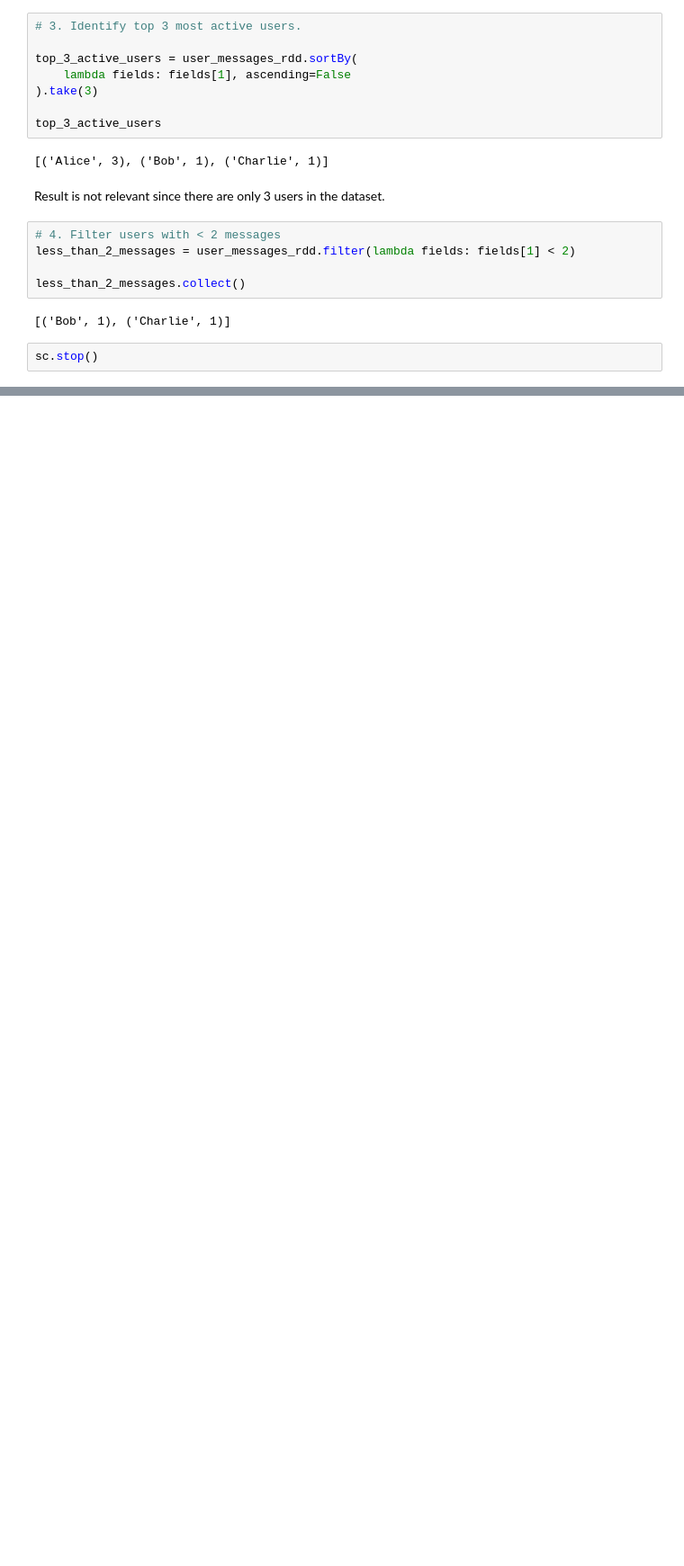
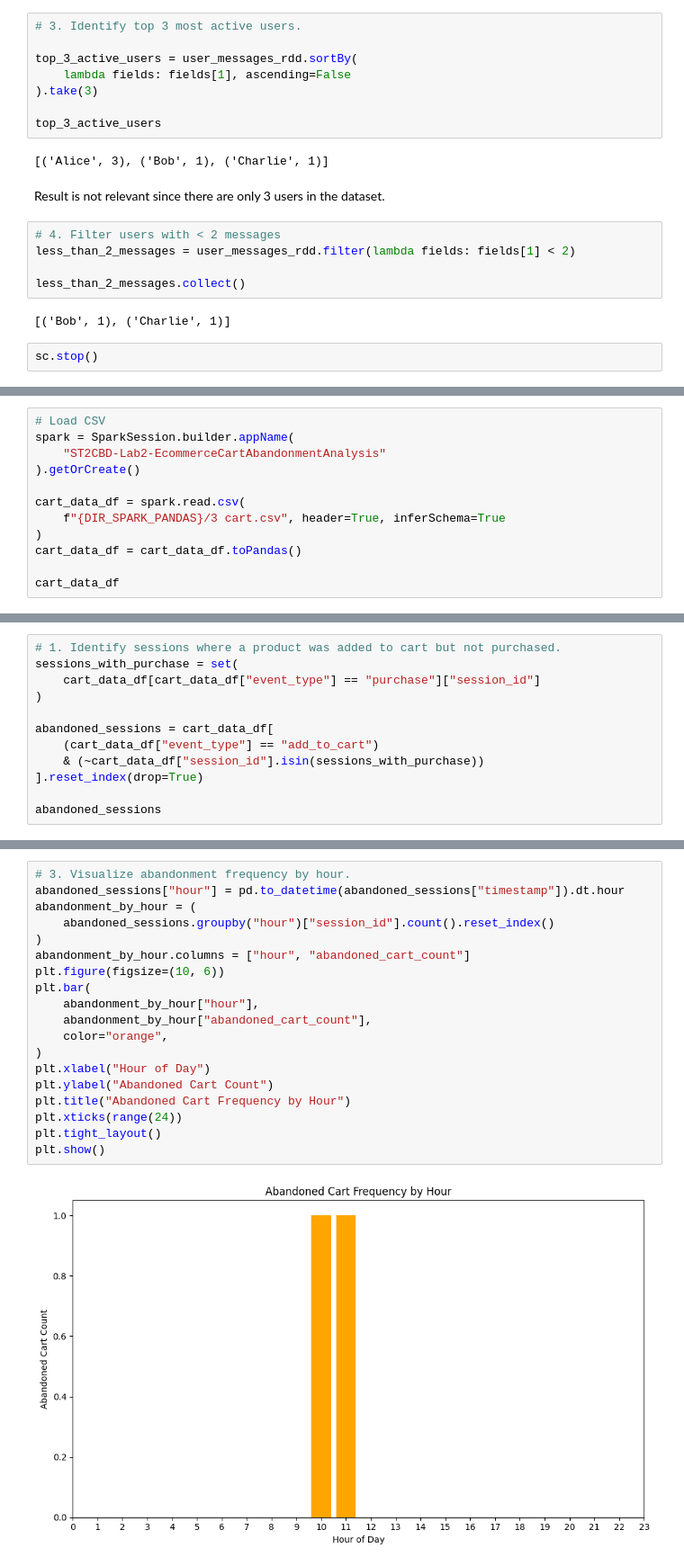
Before and after one commit to LucasKoc/ST2CBD-Lab2, a Jupyter notebook: ST2CBD-Lab2.ipynb, the cells around one changed output, grey strips where cells are left out. Shown: that part at 90% size. Drawn from its saved outputs; the diff is of its cells as text; blank space fills up the shorter version.

```diff
--- a/ST2CBD-Lab2.ipynb
+++ b/ST2CBD-Lab2.ipynb
@@ -1273,0 +1854,12 @@ sc.stop()
+# %%
+# Load CSV
+spark = SparkSession.builder.appName(
+    "ST2CBD-Lab2-EcommerceCartAbandonmentAnalysis"
+).getOrCreate()
+
+cart_data_df = spark.read.csv(
+    f"{DIR_SPARK_PANDAS}/3 cart.csv", header=True, inferSchema=True
+)
+cart_data_df = cart_data_df.toPandas()
+
+cart_data_df
@@ -1273,0 +1874,12 @@ sc.stop()
+# %%
+# 1. Identify sessions where a product was added to cart but not purchased.
+sessions_with_purchase = set(
+    cart_data_df[cart_data_df["event_type"] == "purchase"]["session_id"]
+)
+
+abandoned_sessions = cart_data_df[
+    (cart_data_df["event_type"] == "add_to_cart")
+    & (~cart_data_df["session_id"].isin(sessions_with_purchase))
+].reset_index(drop=True)
+
+abandoned_sessions
@@ -1273,0 +1901,21 @@ sc.stop()
+# %%
+# 3. Visualize abandonment frequency by hour.
+abandoned_sessions["hour"] = pd.to_datetime(abandoned_sessions["timestamp"]).dt.hour
+abandonment_by_hour = (
+    abandoned_sessions.groupby("hour")["session_id"].count().reset_index()
+)
+abandonment_by_hour.columns = ["hour", "abandoned_cart_count"]
+plt.figure(figsize=(10, 6))
+plt.bar(
+    abandonment_by_hour["hour"],
+    abandonment_by_hour["abandoned_cart_count"],
+    color="orange",
+)
+plt.xlabel("Hour of Day")
+plt.ylabel("Abandoned Cart Count")
+plt.title("Abandoned Cart Frequency by Hour")
+plt.xticks(range(24))
+plt.tight_layout()
+plt.show()
+# %% [output]
+[figure, added]
```
Also changed, not shown: parts of 63 cells of this notebook, 1 other file.
